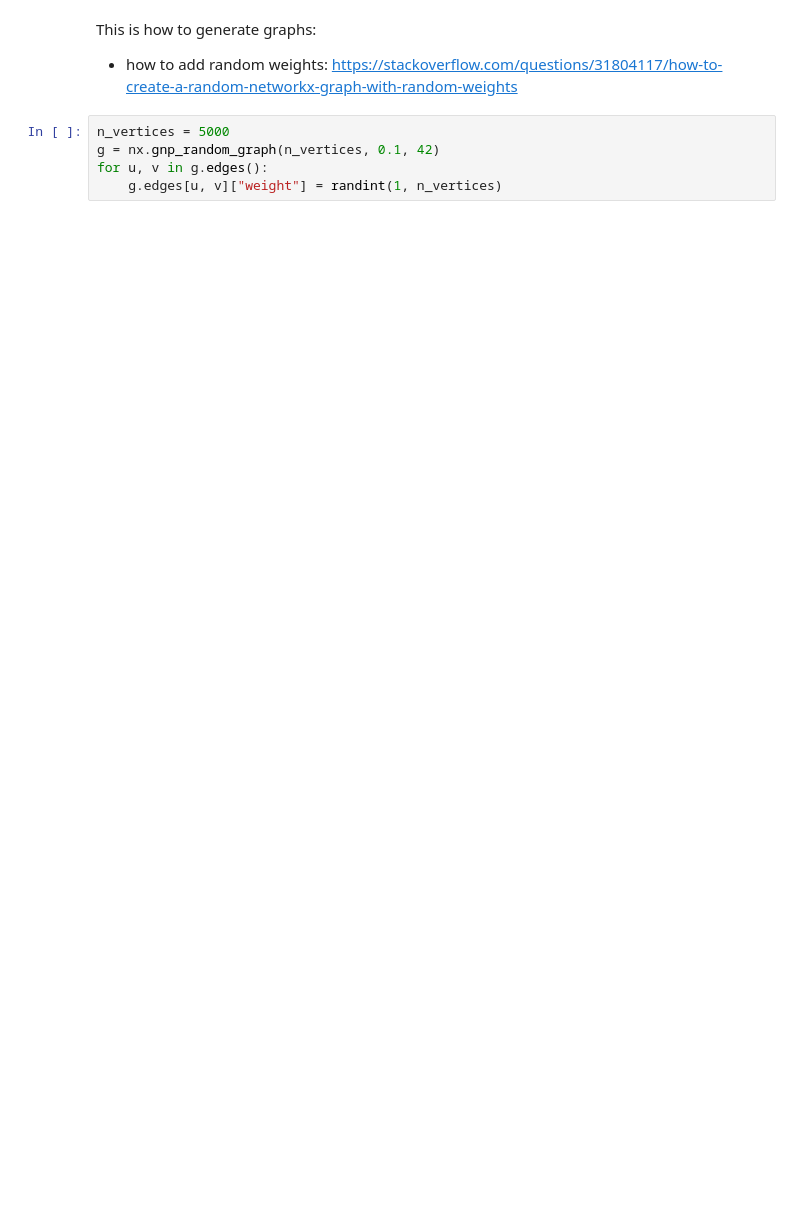
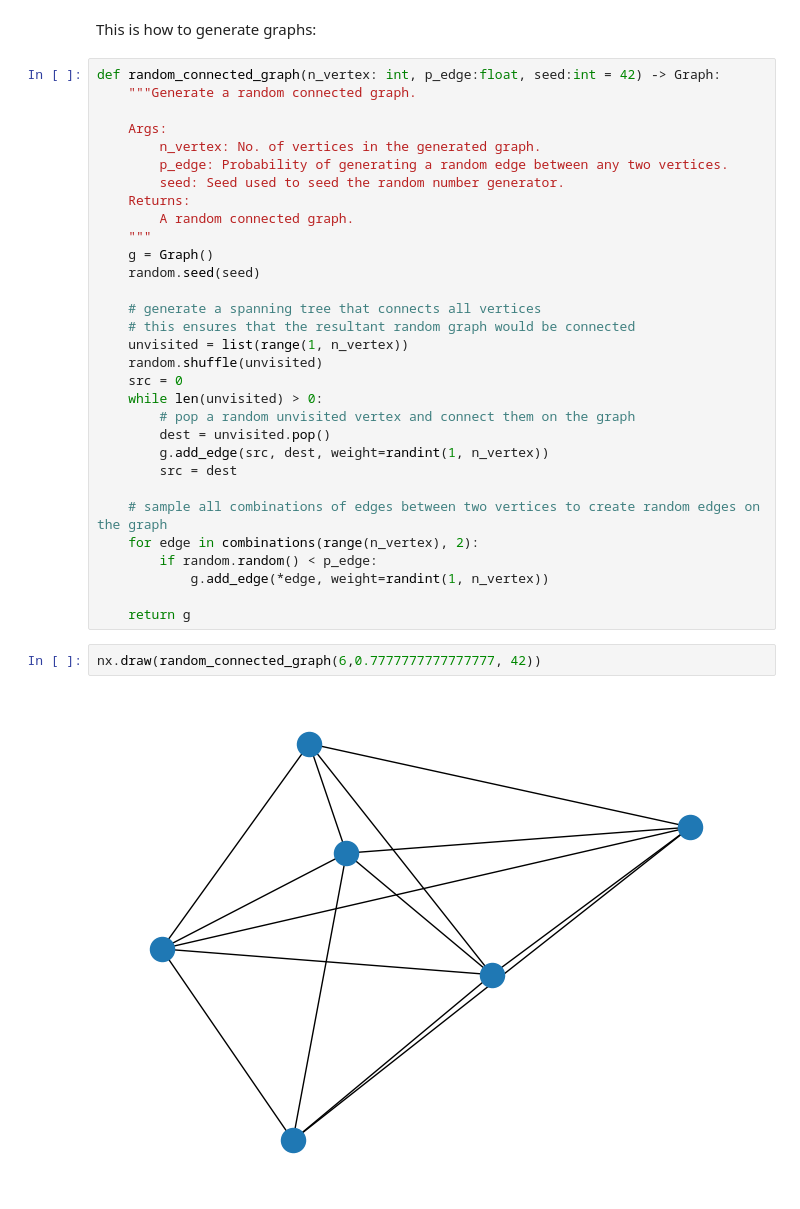
Before and after one commit to mrzzy/ntu-sc2001, a Jupyter notebook: class_2/experiments.ipynb, the cells around one changed output. Cells and saved outputs as stored; diff of their text form; blank space fills up the shorter version.

```diff
--- a/class_2/experiments.ipynb
+++ b/class_2/experiments.ipynb
@@ -15,9 +27,38 @@ from networkx import Graph
 from tempfile import NamedTemporaryFile
 # %% [markdown]
 This is how to generate graphs:
-- how to add random weights: https://stackoverflow.com/questions/31804117/how-to-create-a-random-networkx-graph-with-random-weights
-# %%
-n_vertices = 5000
-g = nx.gnp_random_graph(n_vertices, 0.1, 42)
-for u, v in g.edges():
-    g.edges[u, v]["weight"] = randint(1, n_vertices)
+# %%
+def random_connected_graph(n_vertex: int, p_edge:float, seed:int = 42) -> Graph:
+    """Generate a random connected graph.
+
+    Args:
+        n_vertex: No. of vertices in the generated graph.
+        p_edge: Probability of generating a random edge between any two vertices.
+        seed: Seed used to seed the random number generator.
+    Returns:
+        A random connected graph.
+    """
+    g = Graph()
+    random.seed(seed)
+
+    # generate a spanning tree that connects all vertices
+    # this ensures that the resultant random graph would be connected
+    unvisited = list(range(1, n_vertex))
+    random.shuffle(unvisited)
+    src = 0
+    while len(unvisited) > 0:
+        # pop a random unvisited vertex and connect them on the graph
+        dest = unvisited.pop()
+        g.add_edge(src, dest, weight=randint(1, n_vertex))
+        src = dest
+
+    # sample all combinations of edges between two vertices to create random edges on the graph
+    for edge in combinations(range(n_vertex), 2):
+        if random.random() < p_edge:
+            g.add_edge(*edge, weight=randint(1, n_vertex))
+
+    return g
+# %%
+nx.draw(random_connected_graph(6,0.7777777777777777, 42))
+# %% [output]
+[figure, added]
```
Also changed, not shown: parts of 7 cells of this notebook.
